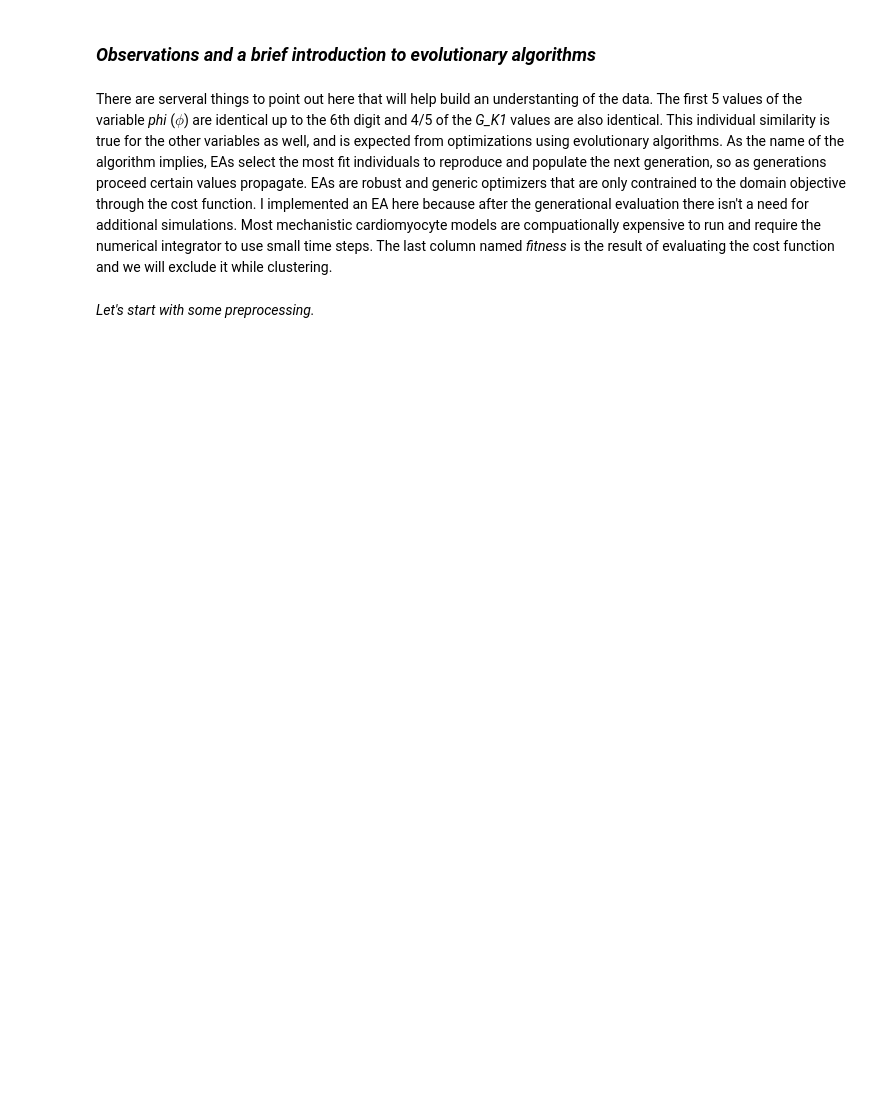
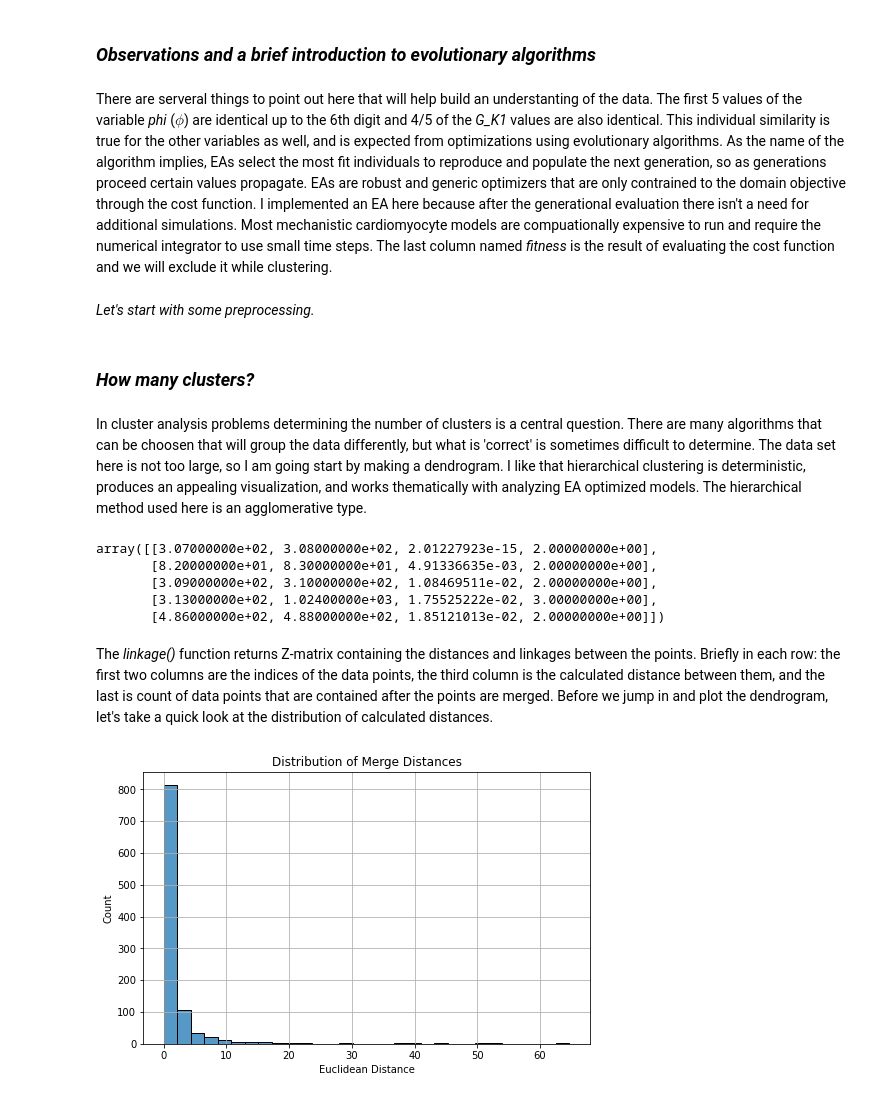
Before and after one commit to dtilley/segmenting_models, a Jupyter notebook: segmenting_models_TUTORIAL.ipynb, the cells around one changed output. Saved outputs shown, nothing was run; the diff lists cells and outputs as text; code cells hidden in the pictures; blank space fills up the shorter version.

Commit message:
finished hierarchical

```diff
--- a/segmenting_models_TUTORIAL.ipynb
+++ b/segmenting_models_TUTORIAL.ipynb
@@ -36,12 +43,42 @@ There are serveral things to point out here that will help build an understantin
 *Let's start with some preprocessing.*
 # %%
 """The parameters span are expressed in linear scale for the simulation,
-but are modeling quantities that are distributed on the logarithmic scale."""
+but are quantities being modeled are distributed on the logarithmic scale."""
 
 # Drop fitness
 fitness = c5_params.fitness
 c5_params.drop(labels=['fitness'], axis=1, inplace=True)
 
-# Log and normalize
+# Log and standardize
 scaler = StandardScaler()
-params = scaler.fit_transform(np.log(c5_params))
+sc_params = scaler.fit_transform(np.log(c5_params))
+# %% [markdown]
+### *How many clusters?*
+# %% [markdown]
+In cluster analysis problems determining the number of clusters is a central question. There are many algorithms that can be choosen that will group the data differently, but what is 'correct' is sometimes difficult to determine. The data set here is not too large, so I am going start by making a dendrogram. I like that hierarchical clustering is deterministic, produces an appealing visualization, and works thematically with analyzing EA optimized models. The hierarchical method used here is an agglomerative type.
+# %%
+"""There are 14 features and the distance measurement I am using is the standardized-log Euclidean distance.
+The merging criterion is the Ward's minimum variance."""
+Z = linkage(sc_params, 'ward')
+Z[:5]
+# %% [output]
+array([[3.07000000e+02, 3.08000000e+02, 2.01227923e-15, 2.00000000e+00],
+       [8.20000000e+01, 8.30000000e+01, 4.91336635e-03, 2.00000000e+00],
+       [3.09000000e+02, 3.10000000e+02, 1.08469511e-02, 2.00000000e+00],
+       [3.13000000e+02, 1.02400000e+03, 1.75525222e-02, 3.00000000e+00],
+       [4.86000000e+02, 4.88000000e+02, 1.85121013e-02, 2.00000000e+00]])
+# %% [markdown]
+The *linkage()* function returns Z-matrix containing the distances and linkages between the points. Briefly in each row: the first two columns are the indices of the data points, the third column is the calculated distance between them, and the last is count of data points that are contained after the points are merged. Before we jump in and plot the dendrogram, let's take a quick look at the distribution of calculated distances.
+# %%
+# Get distances
+coph_dists = [i[2] for i in Z]
+
+# Plot histogram
+plt.figure(figsize=(8,5))
+sns.histplot(coph_dists, bins=30)
+plt.title('Distribution of Merge Distances')
+plt.xlabel('Euclidean Distance')
+plt.grid(True)
+plt.show()
+# %% [output]
+[figure, added]
```
Also changed, not shown: parts of 9 cells of this notebook, 2 other files.
